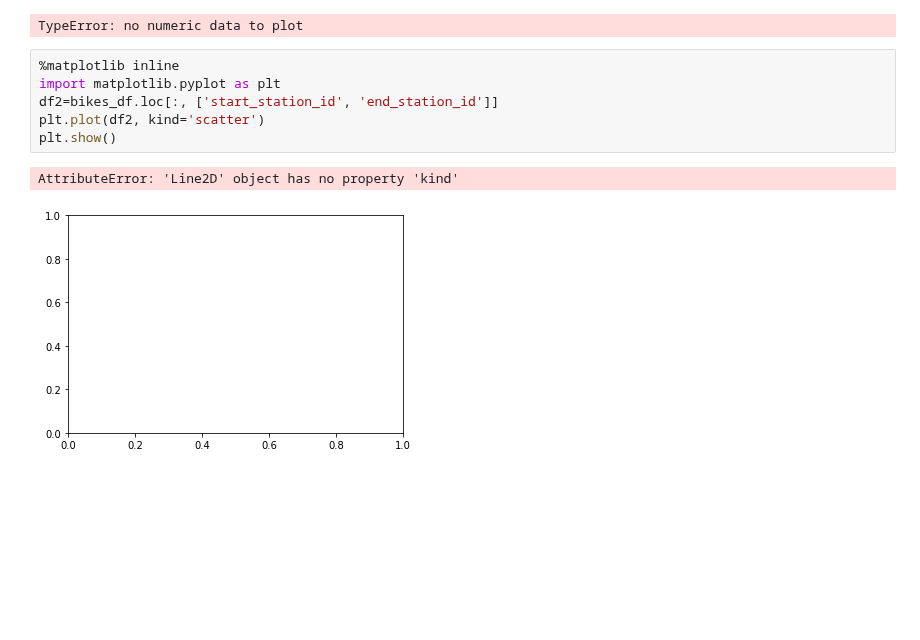
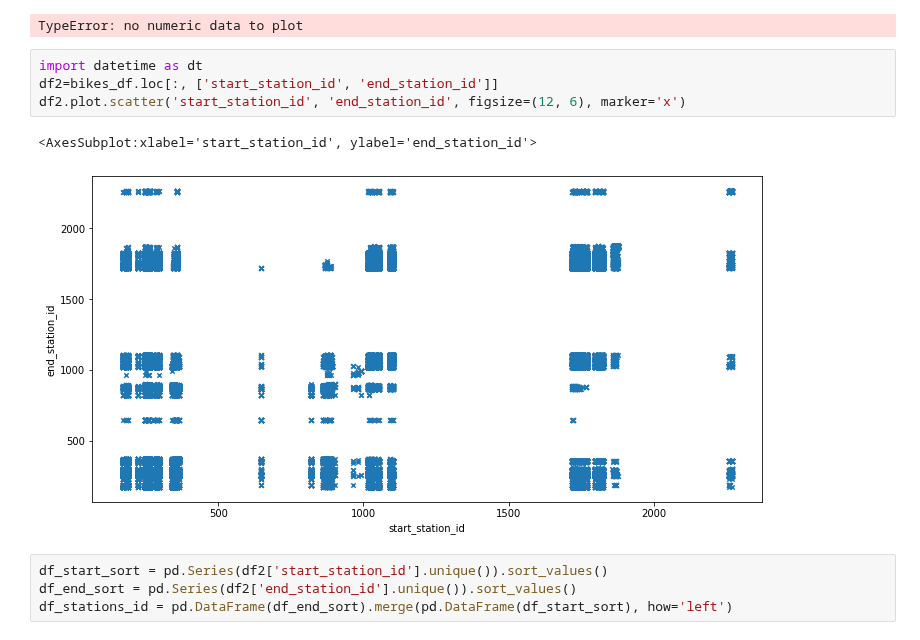
Before and after one commit to daim77/python_BI_analysis_bike_sharing, a Jupyter notebook: results.ipynb, the cells around one changed output. Saved outputs shown, nothing was run; the diff lists cells and outputs as text; blank space fills up the shorter version.

Commit message:
plot

```diff
--- a/results.ipynb
+++ b/results.ipynb
@@ -50,12 +50,14 @@ df1 = weather_df.loc[: ,['temp', 'feels']]
 df1.plot()
 # %% [output]
 TypeError: no numeric data to plot
-# %%
-%matplotlib inline
-import matplotlib.pyplot as plt
-df2=bikes_df.loc[:, ['start_station_id', 'end_station_id']]
-plt.plot(df2, kind='scatter')
-plt.show()
-# %% [output]
-AttributeError: 'Line2D' object has no property 'kind'
-[figure, removed]
+# %%
+import datetime as dt
+df2=bikes_df.loc[:, ['start_station_id', 'end_station_id']]
+df2.plot.scatter('start_station_id', 'end_station_id', figsize=(12, 6), marker='x')
+# %% [output]
+<AxesSubplot:xlabel='start_station_id', ylabel='end_station_id'>
+[figure, added]
+# %%
+df_start_sort = pd.Series(df2['start_station_id'].unique()).sort_values()
+df_end_sort = pd.Series(df2['end_station_id'].unique()).sort_values()
+df_stations_id = pd.DataFrame(df_end_sort).merge(pd.DataFrame(df_start_sort), how='left')
```
Also changed, not shown: parts of 1 cell of this notebook, 2 other files.
